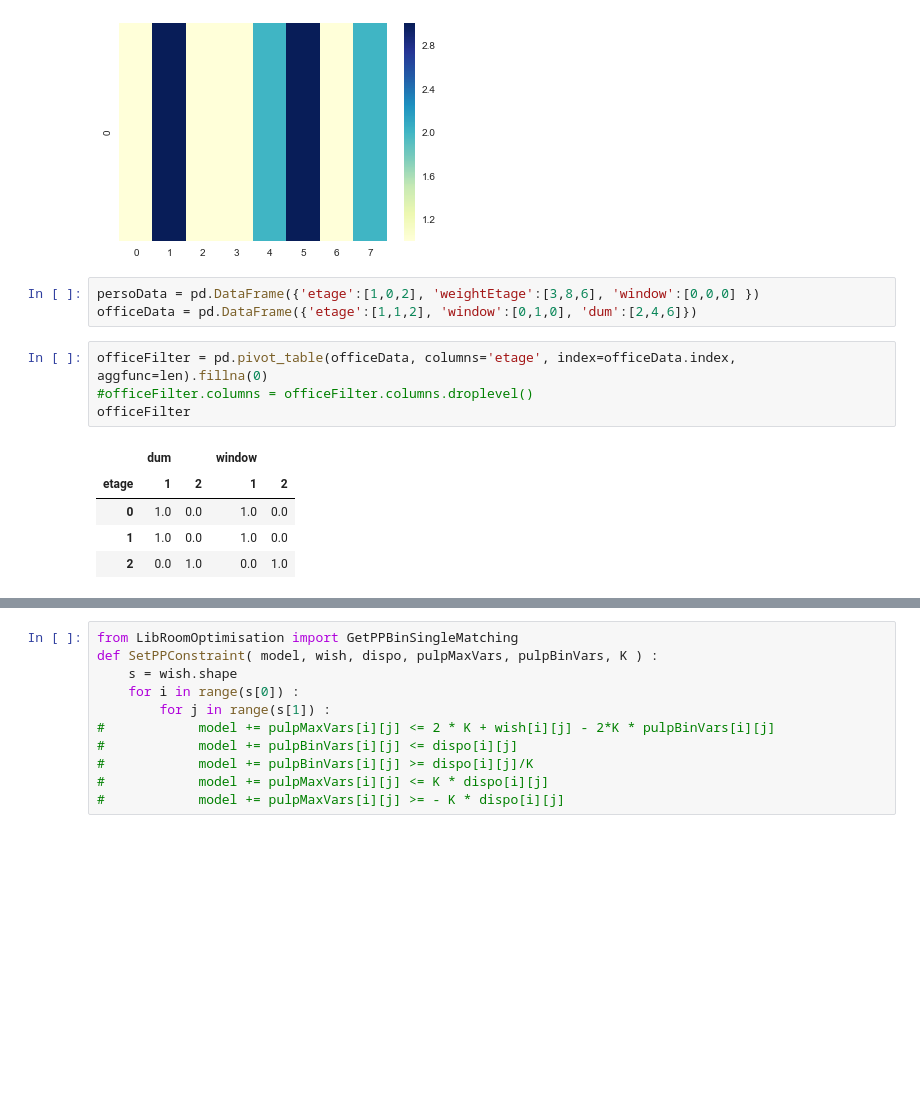
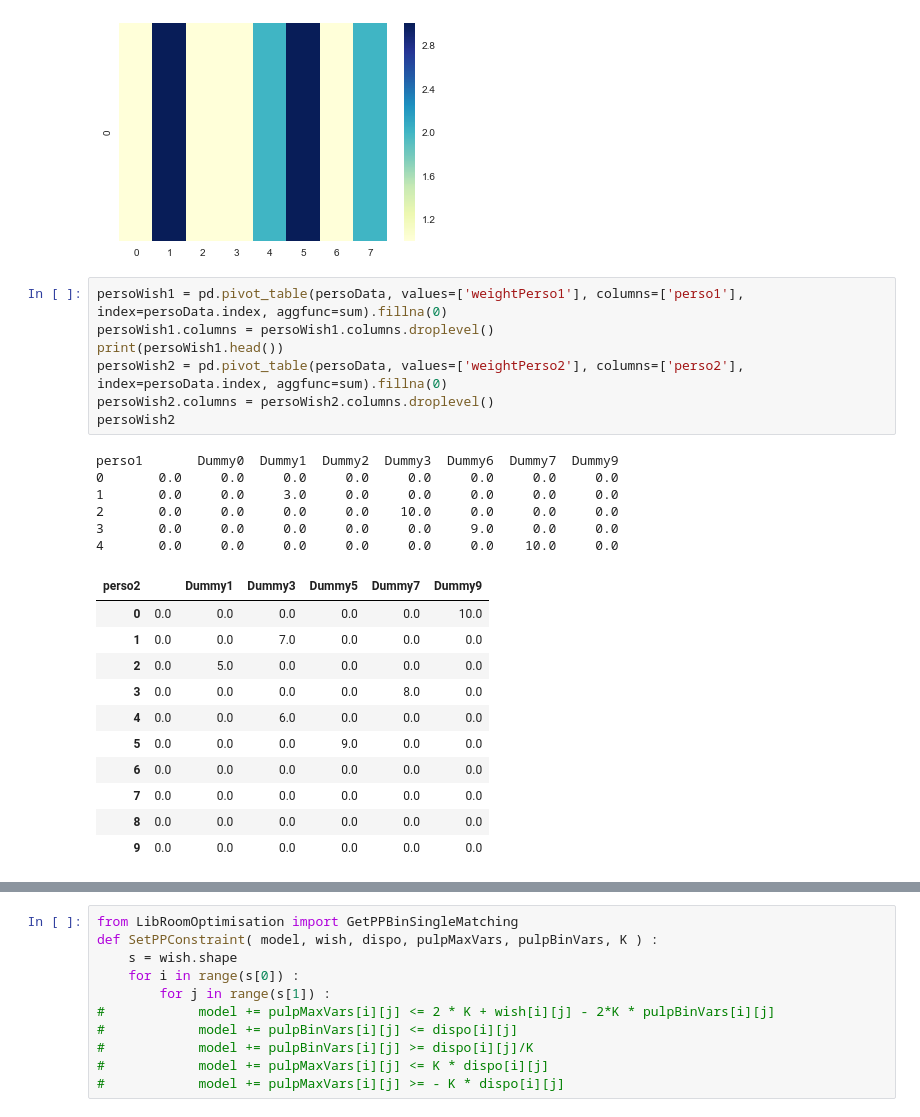
Before and after one commit to cgoudet/RoomOptimisation, a Jupyter notebook: RoomOptimisation.ipynb, the cells around one changed output, grey strips where cells are left out. Drawn from its saved outputs; the diff is of its cells as text; blank space fills up the shorter version.

```diff
--- a/RoomOptimisation.ipynb
+++ b/RoomOptimisation.ipynb
@@ -252,16 +252,28 @@ ax = sns.heatmap([y],cmap="YlGnBu")
 plt.show()
 # %% [output]
 [figure]
-# %%
-persoData = pd.DataFrame({'etage':[1,0,2], 'weightEtage':[3,8,6], 'window':[0,0,0] })
-officeData = pd.DataFrame({'etage':[1,1,2], 'window':[0,1,0], 'dum':[2,4,6]})
-# %%
-officeFilter = pd.pivot_table(officeData, columns='etage', index=officeData.index, aggfunc=len).fillna(0)
-#officeFilter.columns = officeFilter.columns.droplevel()
-officeFilter
-# %% [output]
-|  | dum |  | window |  |
-| etage | 1 | 2 | 1 | 2 |
-| 0 | 1.0 | 0.0 | 1.0 | 0.0 |
-| 1 | 1.0 | 0.0 | 1.0 | 0.0 |
-| 2 | 0.0 | 1.0 | 0.0 | 1.0 |
+# %%
+persoWish1 = pd.pivot_table(persoData, values=['weightPerso1'], columns=['perso1'], index=persoData.index, aggfunc=sum).fillna(0)
+persoWish1.columns = persoWish1.columns.droplevel()
+print(persoWish1.head())
+persoWish2 = pd.pivot_table(persoData, values=['weightPerso2'], columns=['perso2'], index=persoData.index, aggfunc=sum).fillna(0)
+persoWish2.columns = persoWish2.columns.droplevel()
+persoWish2
+# %% [output]
+perso1       Dummy0  Dummy1  Dummy2  Dummy3  Dummy6  Dummy7  Dummy9
+0       0.0     0.0     0.0     0.0     0.0     0.0     0.0     0.0
+1       0.0     0.0     3.0     0.0     0.0     0.0     0.0     0.0
+2       0.0     0.0     0.0     0.0    10.0     0.0     0.0     0.0
+3       0.0     0.0     0.0     0.0     0.0     9.0     0.0     0.0
+4       0.0     0.0     0.0     0.0     0.0     0.0    10.0     0.0
+| perso2 |  | Dummy1 | Dummy3 | Dummy5 | Dummy7 | Dummy9 |
+| 0 | 0.0 | 0.0 | 0.0 | 0.0 | 0.0 | 10.0 |
+| 1 | 0.0 | 0.0 | 7.0 | 0.0 | 0.0 | 0.0 |
+| 2 | 0.0 | 5.0 | 0.0 | 0.0 | 0.0 | 0.0 |
+| 3 | 0.0 | 0.0 | 0.0 | 0.0 | 8.0 | 0.0 |
+| 4 | 0.0 | 0.0 | 6.0 | 0.0 | 0.0 | 0.0 |
+| 5 | 0.0 | 0.0 | 0.0 | 9.0 | 0.0 | 0.0 |
+| 6 | 0.0 | 0.0 | 0.0 | 0.0 | 0.0 | 0.0 |
+| 7 | 0.0 | 0.0 | 0.0 | 0.0 | 0.0 | 0.0 |
+| 8 | 0.0 | 0.0 | 0.0 | 0.0 | 0.0 | 0.0 |
+| 9 | 0.0 | 0.0 | 0.0 | 0.0 | 0.0 | 0.0 |
```
Also changed, not shown: parts of 4 cells of this notebook, 1 other file.
